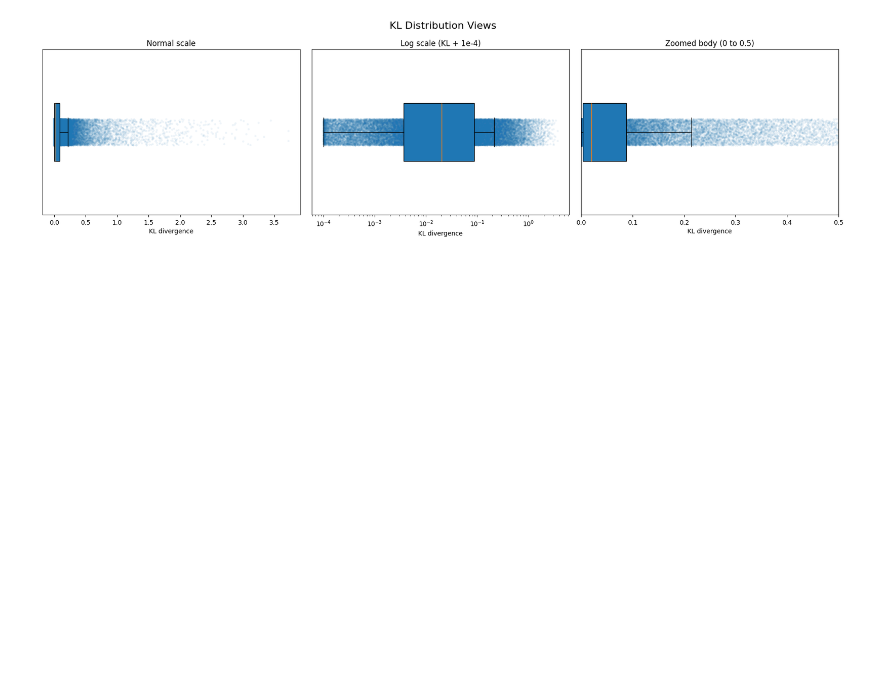
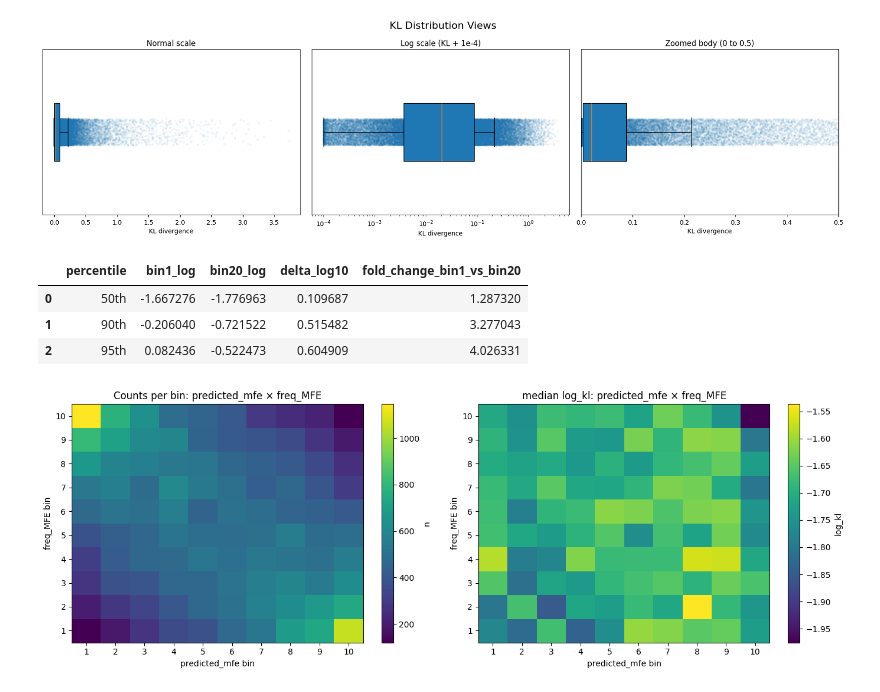
Before and after one commit to log2718/interpretable-splicing-model-torch, a Jupyter notebook: performance/inspect_features.ipynb, the cells around one changed output. Cells and saved outputs as stored; diff of their text form; code cells hidden in the pictures; blank space fills up the shorter version.

Commit message:
statisfying plots

```diff
--- a/performance/inspect_features.ipynb
+++ b/performance/inspect_features.ipynb
@@ -782,3 +782,62 @@ plt.tight_layout()
 plt.show()
 # %% [output]
 [figure]
+# %%
+# Convert bin 1 vs bin 20 percentile differences
+# from log10(KL + 1e-4) into fold-change
+
+import numpy as np
+import pandas as pd
+
+# load data
+df = pd.read_csv("../data/test_data_rna_structure.csv")
+
+# transform KL
+eps = 1e-4
+df["log_kl"] = np.log10(df["kl"] + eps)
+
+# choose metric to analyze
+metric = "predicted_mfe"   # change if needed
+
+# make 20 quantile bins
+df["metric_bin"] = pd.qcut(df[metric], 20, labels=False, duplicates="drop") + 1
+
+# percentiles to compare
+percentiles = [50, 90, 95]
+
+rows = []
+
+for p in percentiles:
+    # percentile in bin 1
+    v1 = np.percentile(
+        df.loc[df["metric_bin"] == 1, "log_kl"],
+        p
+    )
+
+    # percentile in bin 20
+    v20 = np.percentile(
+        df.loc[df["metric_bin"] == 20, "log_kl"],
+        p
+    )
+
+    # log difference
+    delta = v1 - v20
+
+    # fold change
+    fold = 10 ** delta
+
+    rows.append({
+        "percentile": f"{p}th",
+        "bin1_log": v1,
+        "bin20_log": v20,
+        "delta_log10": delta,
+        "fold_change_bin1_vs_bin20": fold
+    })
+
+results = pd.DataFrame(rows)
+results
+# %% [output]
+|  | percentile | bin1_log | bin20_log | delta_log10 | fold_change_bin1_vs_bin20 |
+| 0 | 50th | -1.667276 | -1.776963 | 0.109687 | 1.287320 |
+| 1 | 90th | -0.206040 | -0.721522 | 0.515482 | 3.277043 |
+| 2 | 95th | 0.082436 | -0.522473 | 0.604909 | 4.026331 |
@@ -784,0 +905,11 @@ plt.show()
+# %%
+d_mfe_freq, counts_mfe_freq, vals_mfe_freq = heatmap_2d(
+    df,
+    x_col="predicted_mfe",
+    y_col="freq_MFE",
+    value_col="log_kl",
+    n_bins=10,
+    stat="median"
+)
+# %% [output]
+[figure, added]
```
Also changed, not shown: parts of 9 cells of this notebook, 3 other files.
